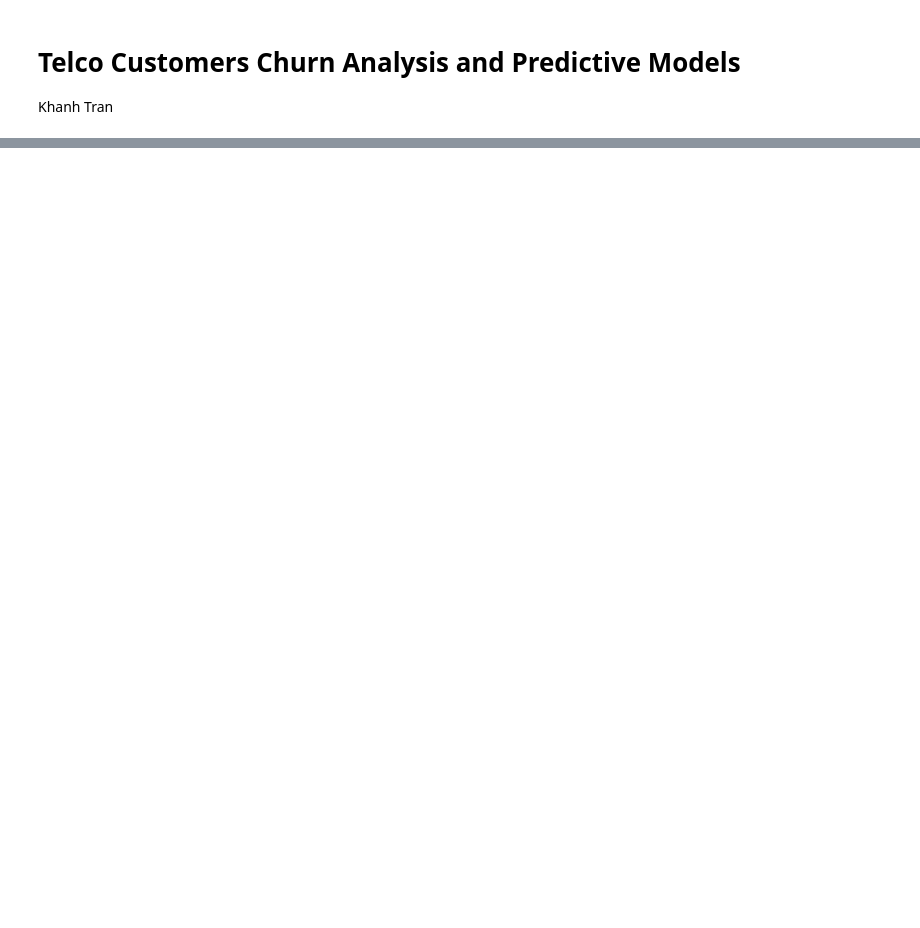
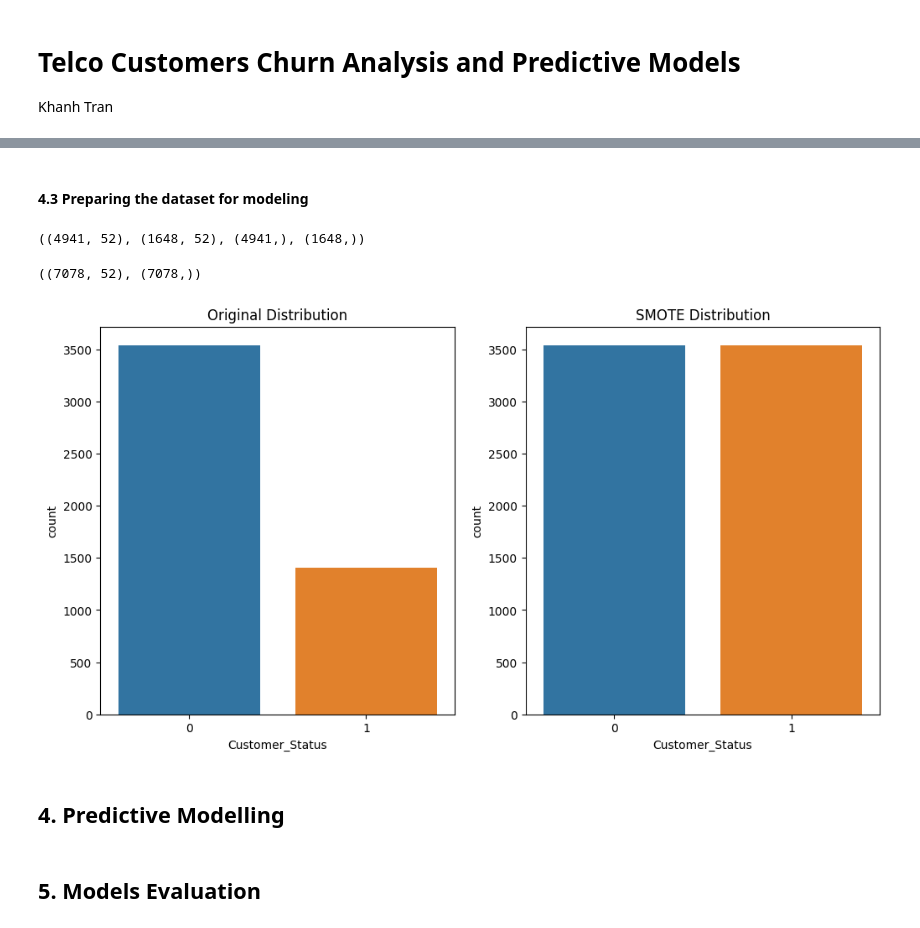
Before and after one commit to khanhgeo/DASC6910-GraduateProject, a Jupyter notebook: 02.Code/TelcoChurn EDA and Model.ipynb, the cells around one changed output, grey strips where cells are left out. Cells and saved outputs as stored; diff of their text form; code cells hidden in the pictures; blank space fills up the shorter version.

```diff
--- a/02.Code/TelcoChurn EDA and Model.ipynb
+++ b/02.Code/TelcoChurn EDA and Model.ipynb
@@ -534,0 +311,9 @@ best_params
+# %%
+# Since we focus on Churn prediction, I remove Joined status
+data = data[data['Customer_Status'] != 'Joined']
+
+# Map Customer Status
+data['Customer_Status'] = data['Customer_Status'].map({'Stayed': 0, 'Churned': 1})
+
+# Save processed data
+data.to_csv('../01.Data/telecom_customer_churn_processed.csv')
@@ -534,0 +330,46 @@ best_params
+# %% [markdown]
+#### 4.3 Preparing the dataset for modeling
+# %%
+from sklearn.model_selection import train_test_split
+from sklearn.preprocessing import StandardScaler
+
+# Using 'Customer Status' as the target variable
+X = data.drop(columns=['Customer_Status'])
+y = data['Customer_Status']
+
+# Splitting the dataset into training and test sets
+X_train, X_test, y_train, y_test = train_test_split(X, y, stratify=y, test_size=0.25, random_state=6910)
+
+# Displaying the shapes of the train and test sets
+X_train.shape, X_test.shape, y_train.shape, y_test.shape
+# %% [output]
+((4941, 52), (1648, 52), (4941,), (1648,))
+# %%
+# Apply SMOTE to the training set
+from imblearn.over_sampling import SMOTE
+from collections import Counter
+smote = SMOTE(random_state=6910)
+X_train_smote, y_train_smote = smote.fit_resample(X_train, y_train)
+
+X_train_smote.shape, y_train_smote.shape
+# %% [output]
+((7078, 52), (7078,))
+# %%
+# Create a figure with two subplots
+plt.figure(figsize=(12, 6))
+
+# Plot the original class distribution
+plt.subplot(1, 2, 1)
+sns.countplot(x=y_train)
+plt.title('Original Distribution')
+
+# Plot the class distribution after apply SMOTE
+plt.subplot(1, 2, 2)
+sns.countplot(x=y_train_smote)
+plt.title('SMOTE Distribution')
+
+plt.show()
+# %% [output]
+[figure, added]
+# %% [markdown]
+## 4. Predictive Modelling
@@ -534,0 +403,2 @@ best_params
+# %% [markdown]
+## 5. Models Evaluation
```
Also changed, not shown: parts of 61 cells of this notebook, 3 other files.
